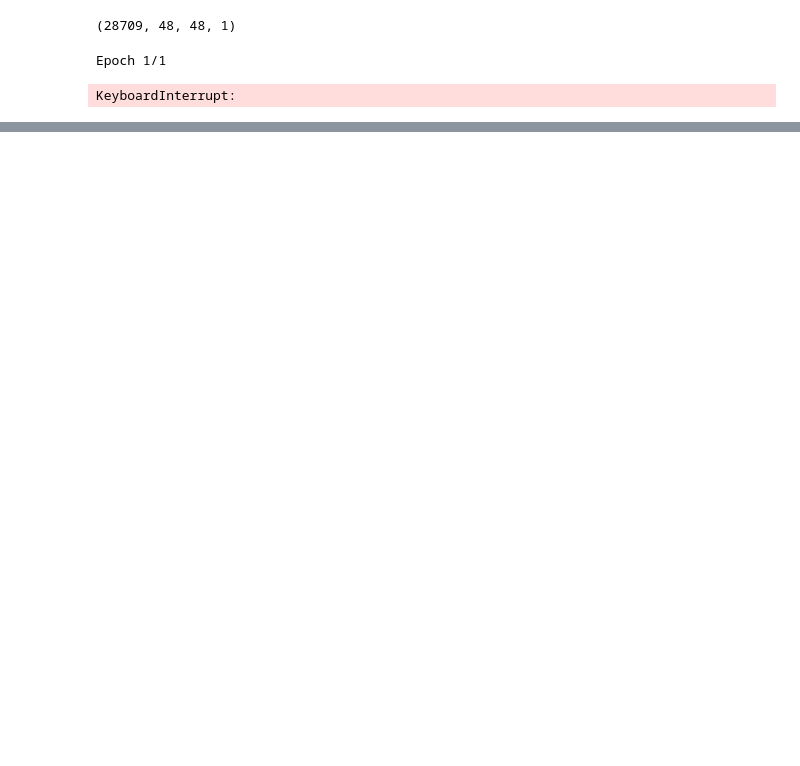
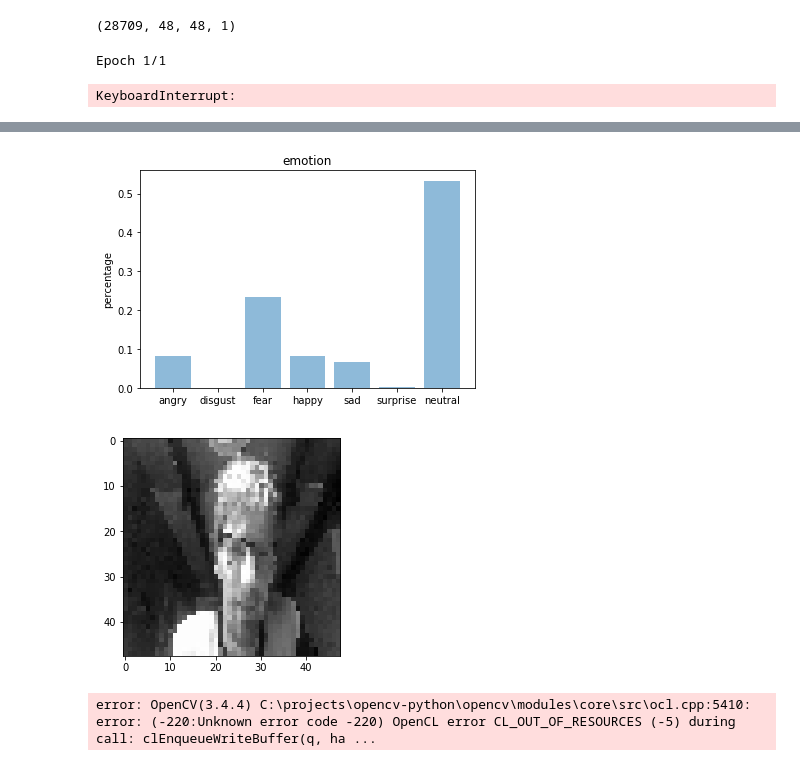
Before and after one commit to micromic5/FaceEmotionGuitarHero, a Jupyter notebook: notebook/trainModel.ipynb, the cells around one changed output, grey strips where cells are left out. Cells and saved outputs as stored; diff of their text form; code cells hidden in the pictures; blank space fills up the shorter version.

Commit message:
added models

```diff
--- a/notebook/trainModel.ipynb
+++ b/notebook/trainModel.ipynb
@@ -143,6 +135,8 @@ Epoch 1/1
 KeyboardInterrupt:
 # %%
 model.save("faceEmotion1.h5")
+# %%
+model = keras.models.load_model("models/faceEmotion1.h5")
 # %%
 train_score = model.evaluate(x_train, y_train, verbose=0)
 print('Train loss:', train_score[0])
@@ -172,14 +172,29 @@ def emotion_analysis(emotions):
 
     plt.show()
 # %%
-img = image.load_img("C:/Users/mike/Pictures/Camera Roll/pablo.png", grayscale=True, target_size=(48, 48))
+from keras.preprocessing import image
+img = image.load_img("C:/Users/mike/Pictures/Camera Roll/sad4.jpg", grayscale=True, target_size=(48, 48))
 x = image.img_to_array(img)
 x = np.expand_dims(x, axis = 0)
 x /= 255
 custom = model.predict(x)
 emotion_analysis(custom[0])
 x = np.array(x, 'float32')
 x = x.reshape([48, 48]);
 plt.gray()
 plt.imshow(x)
 plt.show()
+# %% [output]
+[figure, added]
+[figure, added]
+# %%
+import cv2
+face_cascade = cv2.CascadeClassifier('D:/Programme/Anaconda3/envs/compx/Library/etc/haarcascades/haarcascade_frontalface_default.xml')
+img = cv2.imread('C:/Users/mike/Pictures/Camera Roll/sad4.jpg')
+gray = cv2.cvtColor(img, cv2.COLOR_BGR2GRAY)
+faces = face_cascade.detectMultiScale(gray, 1.3, 5)
+for (x,y,w,h) in faces:
+    cv2.rectangle(img,(x,y),(x+w,y+h),(255,0,0),2)
+    cv2.imshow('img',img)
+# %% [output]
+error: OpenCV(3.4.4) C:\projects\opencv-python\opencv\modules\core\src\ocl.cpp:5410: error: (-220:Unknown error code -220) OpenCL error CL_OUT_OF_RESOURCES (-5) during call: clEnqueueWriteBuffer(q, ha ...
```
Also changed, not shown: parts of 5 cells of this notebook, 2 other files.
